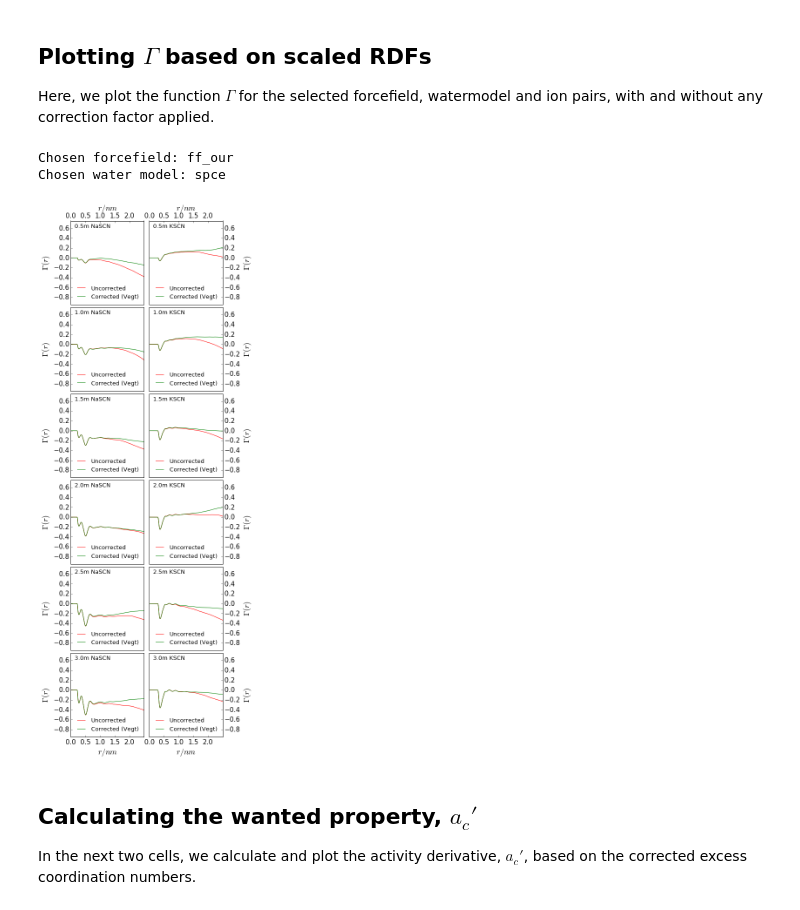
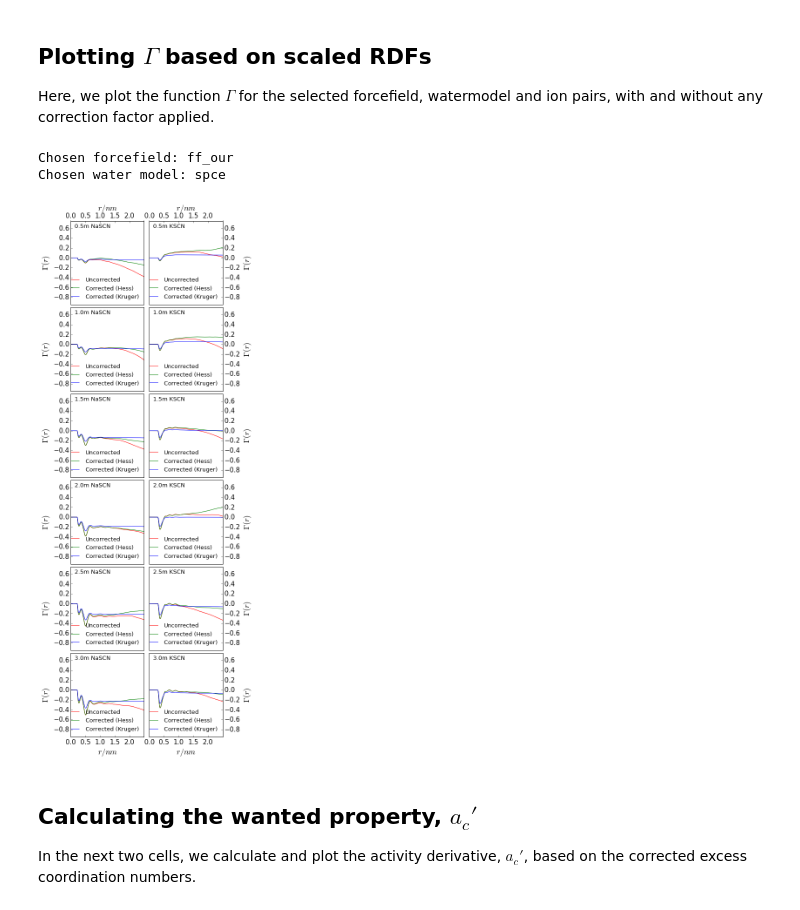
Before and after one commit to mlund/SI-thiocyanate, a Jupyter notebook: bulk/scn_si.ipynb, the cells around one changed output. Cells and saved outputs as stored; diff of their text form; code cells hidden in the pictures.

```diff
--- a/bulk/scn_si.ipynb
+++ b/bulk/scn_si.ipynb
@@ -394,7 +394,7 @@ def plotExcCoordNbrsCorrected(ff,waterModel,cation,anion,rdfAtom,conc,corrIndex,
     - anion: 'SCN', 'I' or 'Cl'
     - rdfAtom: 'S', 'C', 'N', I' or 'Cl'
     - conc - 0.5, 1.0, 1.5, 2.0, 2.5, 3.0 (m)
-    - corrIndex - i.e. correction factor: 'Vegt' or 'Kruger'
+    - corrIndex - i.e. correction factor: 'Hess' or 'Kruger'
     - subplot (i.e. where the subplot will appear)
     """
 
@@ -528,8 +528,8 @@ def plotExcCoordNbrsCorrected(ff,waterModel,cation,anion,rdfAtom,conc,corrIndex,
     N_wc = rho_c_avg * 4 * pi * np.cumsum( ( g_wc_avg - 1 ) * r ** 2 * dr )
     Gamma = N_cc - N_wc
 
-    # Calculating Vegt correction factors, corresponding rdf:s and coordination numbers, full trajectory
-    if corrIndex is 'Vegt':
+    # Calculating Hess correction factors, corresponding rdf:s and coordination numbers, full trajectory
+    if corrIndex is 'Hess':
         corr_cc = N_c * ( 1 - Vn ) / ( N_c * ( 1 - Vn ) - N_cc - 1 )
         corr_wc = N_c * ( 1 - Vn ) / ( N_c * ( 1 - Vn ) - N_wc - 0 )
         g_cc_avg = g_cc_avg * corr_cc
@@ -582,40 +582,42 @@ for i in range(n_rows):
     for j in range(n_cols):
         ax = fig.add_subplot(n_rows,n_cols,(j+1)+n_cols*i)
         plotExcCoordNbrs(ff,waterModel,cations[j],anion,rdfAtom,concs[i],ax)
-        plotExcCoordNbrsCorrected(ff,waterModel,cations[j],anion,rdfAtom,concs[i],'Vegt',ax)
+        plotExcCoordNbrsCorrected(ff,waterModel,cations[j],anion,rdfAtom,concs[i],'Hess',ax)
+        plotExcCoordNbrsCorrected(ff,waterModel,cations[j],anion,rdfAtom,concs[i],'Kruger',ax)
+
         ax.annotate(str(concs[i])+'m '+cations[j]+anion,xy=(.05,.92), fontsize=13, xycoords='axes fraction')
 
         if j == 0:
             ax.yaxis.tick_left()
             ax.yaxis.set_label_position("left")
 
         else:
             ax.yaxis.tick_right()
             ax.yaxis.set_label_position("right")
 
         if i == 0:
             ax.xaxis.tick_top()
             ax.xaxis.set_label_position("top")
 
         elif 0<i<5:
             ax.xaxis.set_visible(False)
 
         else:
             ax.xaxis.tick_bottom()
 
 
         plt.xlim((0, 2.5))
         plt.ylim((-0.95, 0.75))
         plt.xticks(np.arange(0,2.5,0.5), fontsize=15)
         plt.yticks(fontsize=15)
 
         plt.legend(loc=4, fontsize=13, frameon=False)
 
         plt.tight_layout(w_pad=0,h_pad=0.6)
 # %% [output]
 Chosen forcefield: ff_our
 Chosen water model: spce
-[figure, old version]
+[figure, new version]
 # %% [markdown]
 ## Calculating the wanted property,  $a_{c}'$
 
```
Also changed, not shown: parts of 3 cells of this notebook.
